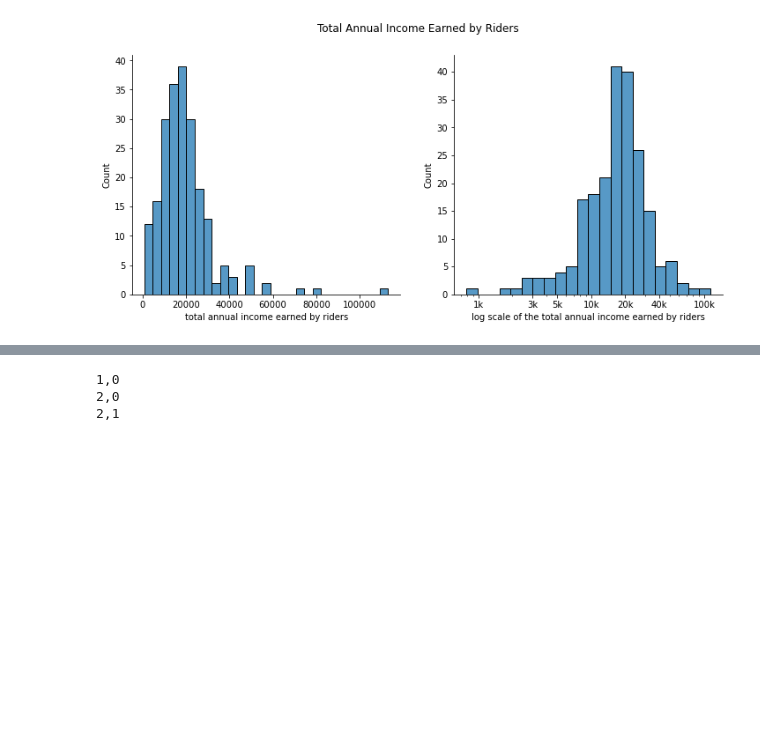
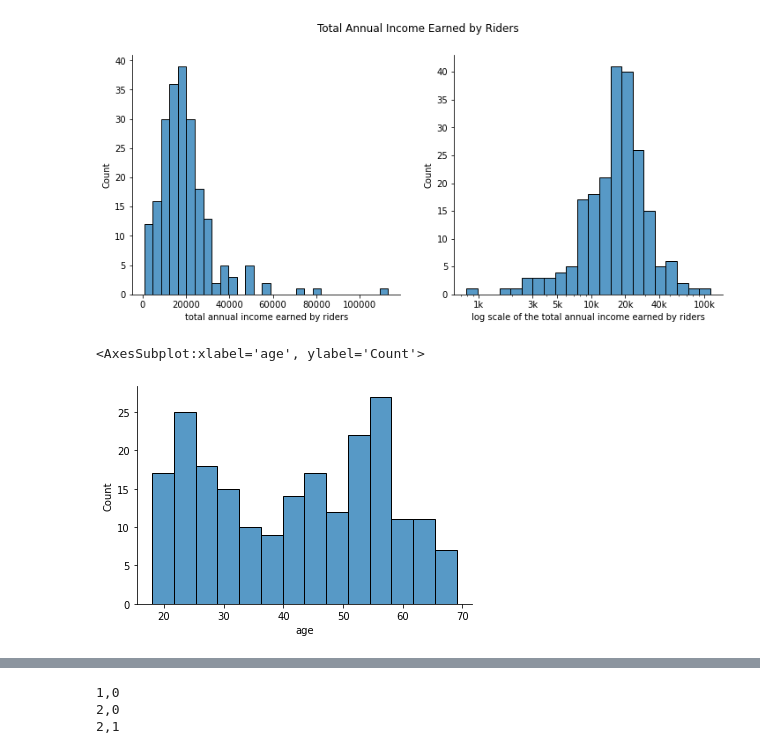
Before and after one commit to OmdenaAI/north-carolina-chapter-bus-drivers, a Jupyter notebook: src/tasks/task-1-visualize-bus-riders-data/Initial EDA.ipynb, the cells around one changed output, grey strips where cells are left out. Drawn from its saved outputs; the diff is of its cells as text; code cells hidden in the pictures; blank space fills up the shorter version.

```diff
--- a/src/tasks/task-1-visualize-bus-riders-data/Initial EDA.ipynb
+++ b/src/tasks/task-1-visualize-bus-riders-data/Initial EDA.ipynb
@@ -82,6 +98,11 @@ plt.xticks([1000,3000, 5000, 10000, 20000, 40000, 100000], ['1k','3k','5k', '10k
 plt.suptitle('Total Annual Income Earned by Riders');
 # %% [output]
 [figure]
+# %%
+sns.histplot(data=bus_riders, x='age', bins=14)
+# %% [output]
+<AxesSubplot:xlabel='age', ylabel='Count'>
+[figure, added]
 # %%
 bus_riders.corr()
 # %% [output]
```
Also changed, not shown: parts of 37 cells of this notebook.
